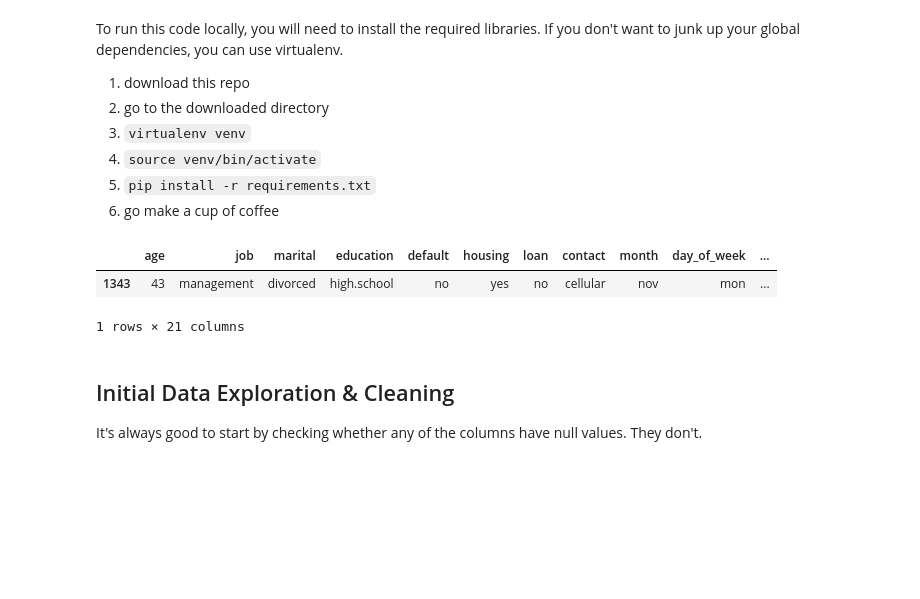
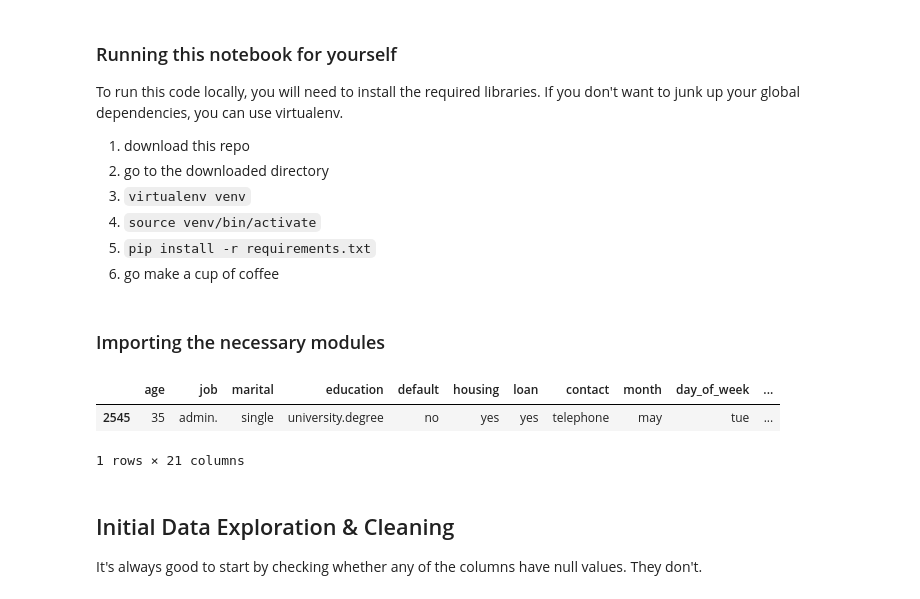
Before and after one commit to csdurfee/bank-marketing, a Jupyter notebook: Bank_Marketing.ipynb, the cells around one changed output. Cells and saved outputs as stored; diff of their text form; code cells hidden in the pictures; blank space fills up the shorter version.

```diff
--- a/Bank_Marketing.ipynb
+++ b/Bank_Marketing.ipynb
@@ -19,4 +23,6 @@ That paper is available online here: https://www.sciencedirect.com/science/artic
 # %% [markdown]
+### Running this notebook for yourself
+
 To run this code locally, you will need to install the required libraries. If you don't want to junk up your global dependencies, you can use virtualenv.
 
 1. download this repo
@@ -25,6 +31,8 @@ To run this code locally, you will need to install the required libraries. If yo
 4. `source venv/bin/activate`
 5. `pip install -r requirements.txt`
 6. go make a cup of coffee
+# %% [markdown]
+### Importing the necessary modules
 # %%
 import pandas as pd
 import numpy as np
@@ -39,27 +47,27 @@ from sklearn.preprocessing import StandardScaler
 # %%
 ## if true, this will automatically download & cache the data.
 USE_CACHE = True
 
 if USE_CACHE:
     import requests_cache
     import zipfile
     import io
     session = requests_cache.CachedSession("http_cache",
                                             backend="filesystem")
     zipped = session.get("https://archive.ics.uci.edu/ml/machine-learning-databases/00222/bank-additional.zip")
     z = zipfile.ZipFile(io.BytesIO(zipped.content))
-    raw_data = z.open("bank-additional/bank-additional.csv")
+    raw_data = z.open("bank-additional/bank-additional-full.csv")
     bank_data = pd.read_csv(raw_data, delimiter=";")
 
 else:
     ## file obtained from https://archive.ics.uci.edu/ml/machine-learning-databases/00222/
     # you will need to manually download & extract bank-additional.zip in this dir
     bank_data = pd.read_csv("bank-additional-full.csv", delimiter=";")
 
 bank_data.sample()
 # %% [output]
 |  | age | job | marital | education | default | housing | loan | contact | month | day_of_week | ... |
-| 1343 | 43 | management | divorced | high.school | no | yes | no | cellular | nov | mon | ... |
+| 2545 | 35 | admin. | single | university.degree | no | yes | yes | telephone | may | tue | ... |
 1 rows × 21 columns
 # %% [markdown]
 ## Initial Data Exploration & Cleaning
```
Also changed, not shown: parts of 36 cells of this notebook.
